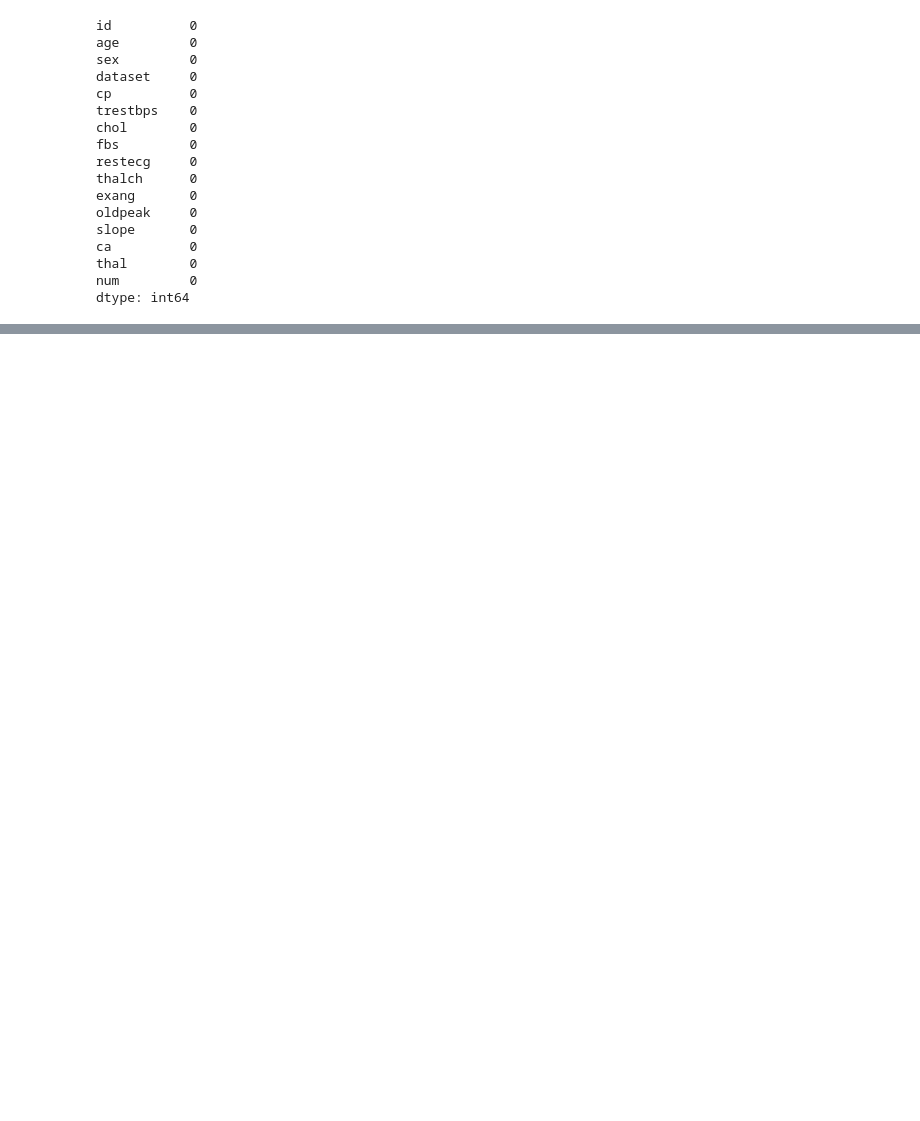
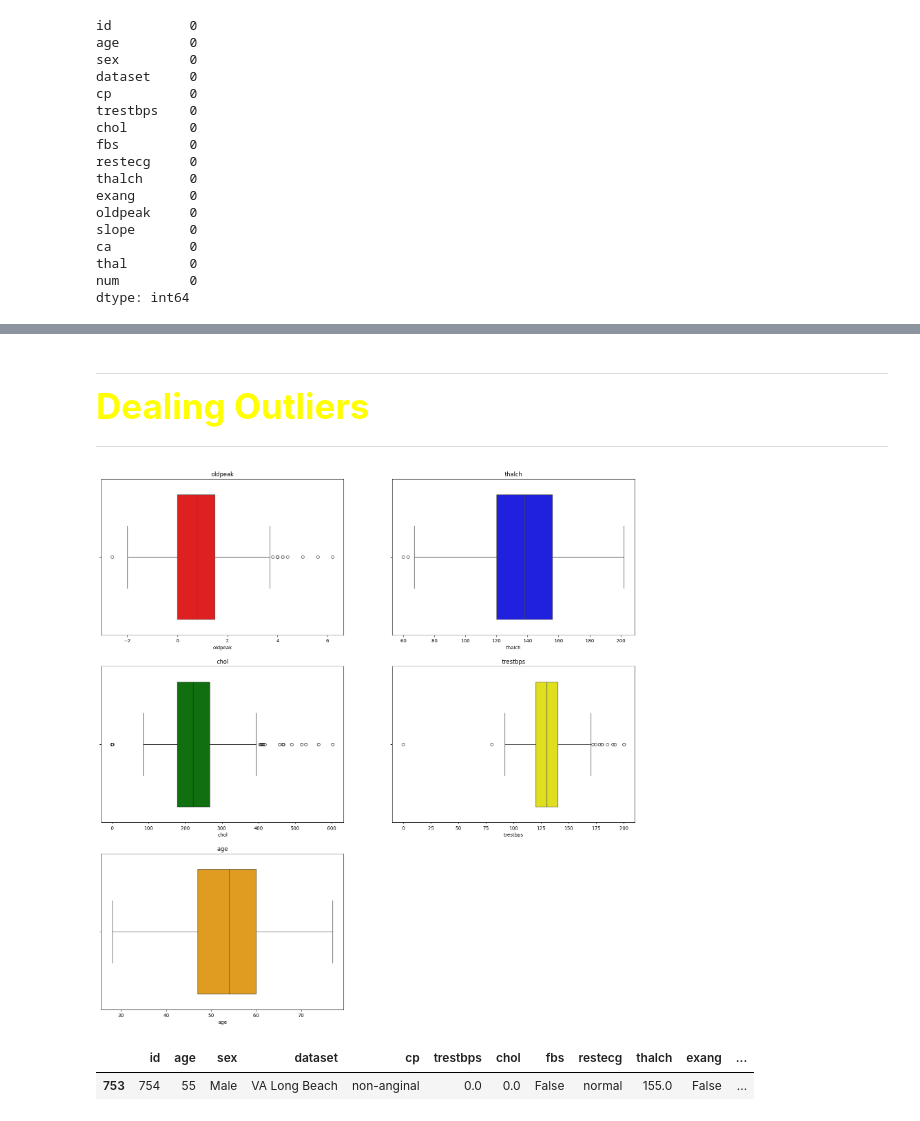
Before and after one commit to coderhyder17/Machine-Learning, a Jupyter notebook: Heart Disease project/heart_disease_project.ipynb, the cells around one changed output, grey strips where cells are left out. Saved outputs shown, nothing was run; the diff lists cells and outputs as text; code cells hidden in the pictures; blank space fills up the shorter version.

```diff
--- a/Heart Disease project/heart_disease_project.ipynb
+++ b/Heart Disease project/heart_disease_project.ipynb
@@ -668,3 +734,17 @@ ca          0
 thal        0
 num         0
 dtype: int64
+# %%
+# remove warning
+import warnings
+warnings.filterwarnings('ignore')
+
+# impute missing values using our functions
+for col in missing_data_cols:
+    print("Missing Values", col, ":", str(round((df[col].isnull().sum() / len(df)) * 100, 2))+"%")
+    if col in categorical_cols:
+        df[col] = impute_categorical_missing_data(col)
+    elif col in numeric_cols:
+        df[col] = impute_continuous_missing_data(col)
+    else:
+        pass
@@ -670,0 +786,19 @@ dtype: int64
+# %% [markdown]
+---
+<span style="color: yellow; font-weight: bold; font-size: 250%;">Dealing Outliers</span>
+
+---
+# %%
+# create a box plot of all numeric columns using for loop or subplot
+
+plt.figure(figsize=(20,20))
+
+colors = ['red', 'blue', 'green', 'yellow', 'orange']
+
+for i, col in enumerate(numeric_cols):
+    plt.subplot(3, 2, i+1)
+    sns.boxplot(x=df[col], color=colors[i])
+    plt.title(col)
+plt.show()
+# %% [output]
+[figure, added]
@@ -670,0 +823,6 @@ dtype: int64
+# %%
+# print the rows of trestbps column which is equal to 0
+df[df['trestbps'] == 0]
+# %% [output]
+|  | id | age | sex | dataset | cp | trestbps | chol | fbs | restecg | thalch | exang | ... |
+| 753 | 754 | 55 | Male | VA Long Beach | non-anginal | 0.0 | 0.0 | False | normal | 155.0 | False | ... |
```
Also changed, not shown: parts of 118 cells of this notebook, 3 other files.
